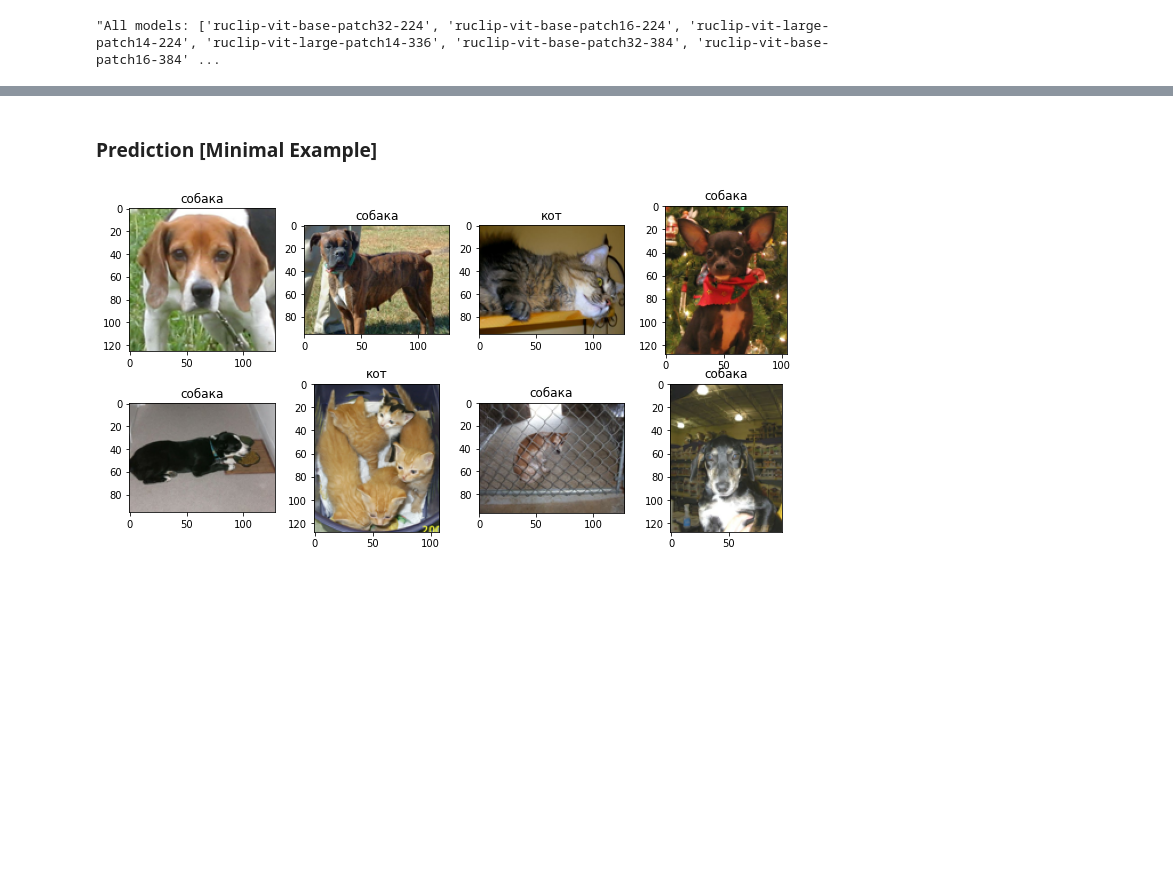
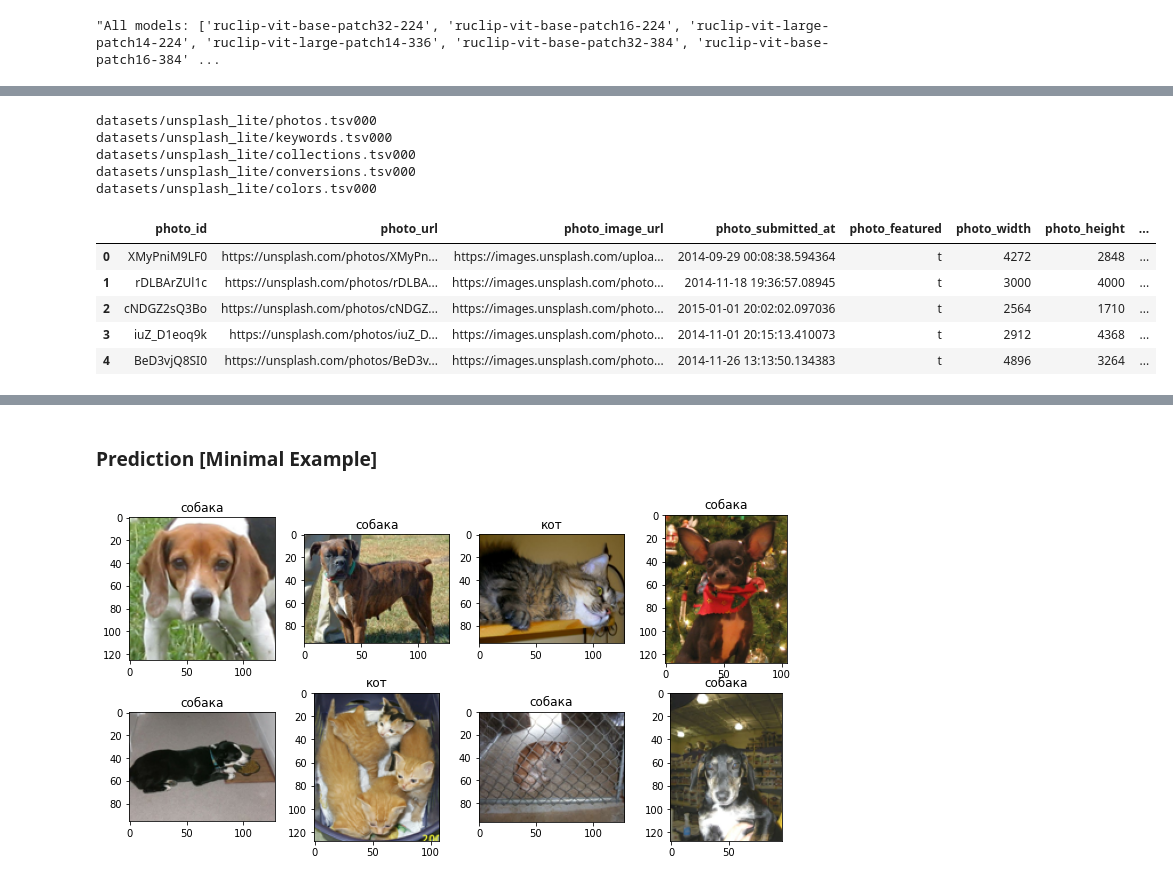
Before and after one commit to comptech-winter-school/image-finder, a Jupyter notebook: colabs/comptech_ruclip_usage.ipynb, the cells around one changed output, grey strips where cells are left out. Saved outputs shown, nothing was run; the diff lists cells and outputs as text; code cells hidden in the pictures; blank space fills up the shorter version.

```diff
--- a/colabs/comptech_ruclip_usage.ipynb
+++ b/colabs/comptech_ruclip_usage.ipynb
@@ -65,0 +99,26 @@ clip, processor = ruclip.load('ruclip-vit-base-patch32-384', device=device)
+# %%
+path = 'datasets/unsplash_lite'
+documents = ['photos', 'keywords', 'collections', 'conversions', 'colors']
+datasets = {}
+
+for doc in documents:
+    file = os.path.join(path, doc + ".tsv000")
+    print(file)
+
+    df = pd.read_csv(file, sep='\t', header=0)
+    datasets[doc] = df
+# %% [output]
+datasets/unsplash_lite/photos.tsv000
+datasets/unsplash_lite/keywords.tsv000
+datasets/unsplash_lite/collections.tsv000
+datasets/unsplash_lite/conversions.tsv000
+datasets/unsplash_lite/colors.tsv000
+# %%
+datasets['photos'].head()
+# %% [output]
+|  | photo_id | photo_url | photo_image_url | photo_submitted_at | photo_featured | photo_width | photo_height | ... |
+| 0 | XMyPniM9LF0 | https://unsplash.com/photos/XMyPn... | https://images.unsplash.com/uploa... | 2014-09-29 00:08:38.594364 | t | 4272 | 2848 | ... |
+| 1 | rDLBArZUl1c | https://unsplash.com/photos/rDLBA... | https://images.unsplash.com/photo... | 2014-11-18 19:36:57.08945 | t | 3000 | 4000 | ... |
+| 2 | cNDGZ2sQ3Bo | https://unsplash.com/photos/cNDGZ... | https://images.unsplash.com/photo... | 2015-01-01 20:02:02.097036 | t | 2564 | 1710 | ... |
+| 3 | iuZ_D1eoq9k | https://unsplash.com/photos/iuZ_D... | https://images.unsplash.com/photo... | 2014-11-01 20:15:13.410073 | t | 2912 | 4368 | ... |
+| 4 | BeD3vjQ8SI0 | https://unsplash.com/photos/BeD3v... | https://images.unsplash.com/photo... | 2014-11-26 13:13:50.134383 | t | 4896 | 3264 | ... |
```
Also changed, not shown: parts of 27 cells of this notebook.
